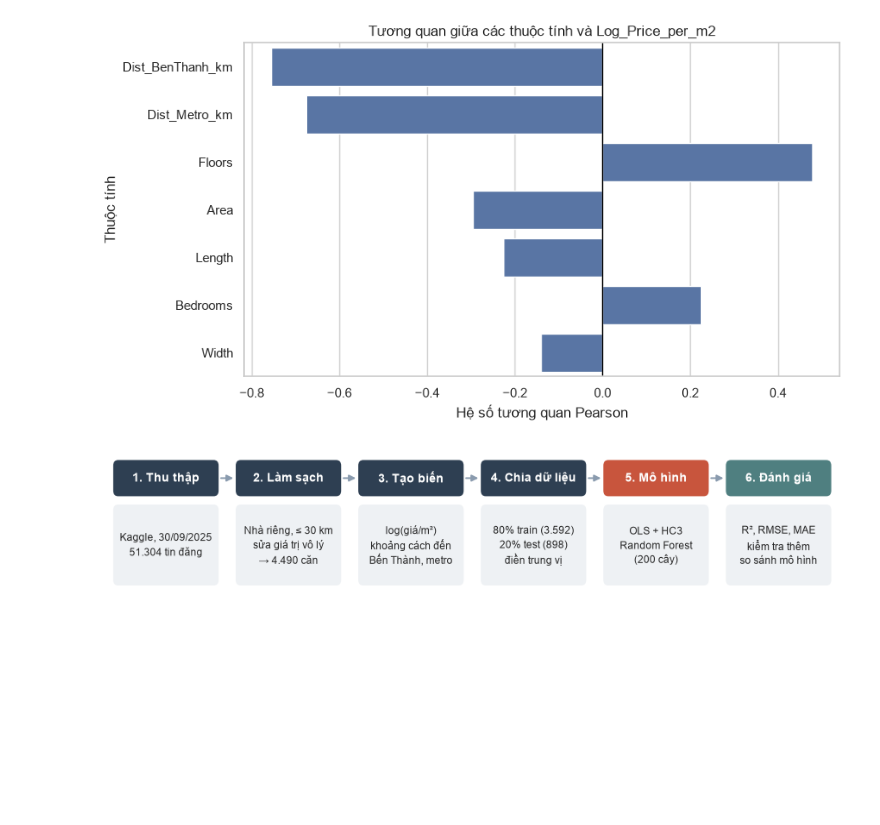
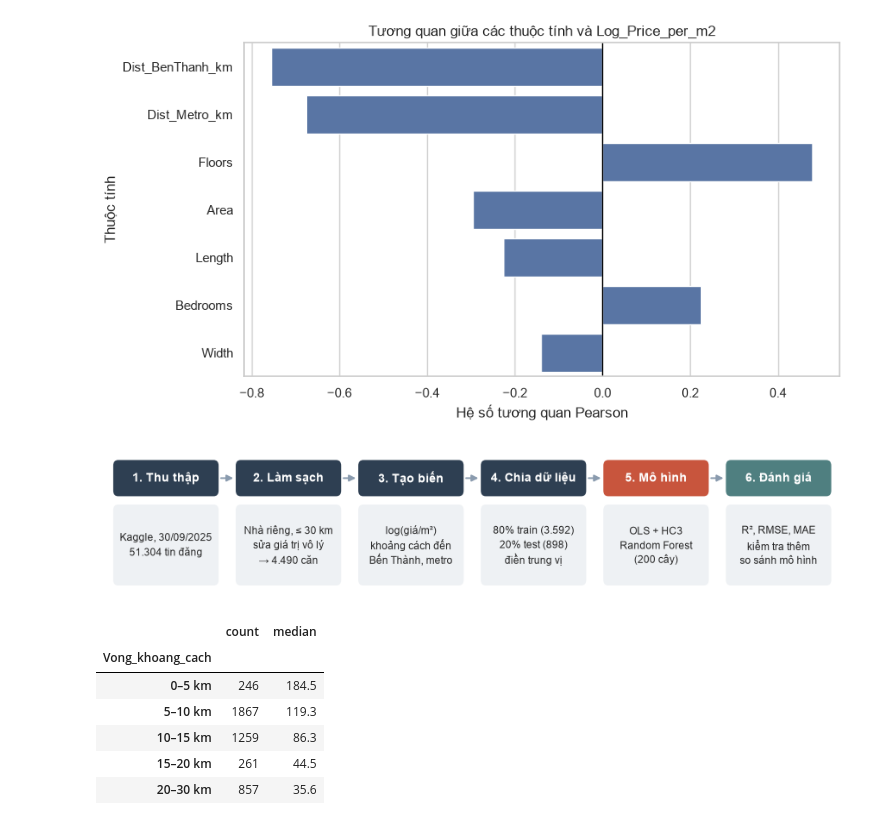
Before and after one commit to VuHuyen-Khanh/HCM-housing-price-analysis, a Jupyter notebook: notebooks/EDA.ipynb, the cells around one changed output. Saved outputs shown, nothing was run; the diff lists cells and outputs as text; code cells hidden in the pictures; blank space fills up the shorter version.

Commit message:
Giá/m² trung vị theo vòng khoảng cách đến chợ Bến Thành

```diff
--- a/notebooks/EDA.ipynb
+++ b/notebooks/EDA.ipynb
@@ -380,3 +380,18 @@ plt.savefig("../report/so_do_quy_trinh.png", dpi=250, bbox_inches="tight", facec
 plt.show()
 # %% [output]
 [figure]
+# %%
+# Giá/m² trung vị theo vòng khoảng cách đến chợ Bến Thành (slide 4)
+df["Vong_khoang_cach"] = pd.cut(df["Dist_BenThanh_km"], [0, 5, 10, 15, 20, 30],
+                                labels=["0–5 km", "5–10 km", "10–15 km", "15–20 km", "20–30 km"])
+gia_theo_vong = df.groupby("Vong_khoang_cach", observed=True)["Price_per_m2"].agg(["count", "median"]).round(1)
+gia_theo_vong.to_csv("../report/eda_gia_theo_vong_khoang_cach.csv", encoding="utf-8-sig")
+gia_theo_vong
+# %% [output]
+|  | count | median |
+| Vong_khoang_cach |  |  |
+| 0–5 km | 246 | 184.5 |
+| 5–10 km | 1867 | 119.3 |
+| 10–15 km | 1259 | 86.3 |
+| 15–20 km | 261 | 44.5 |
+| 20–30 km | 857 | 35.6 |
```
Also changed, not shown: 1 other file.
